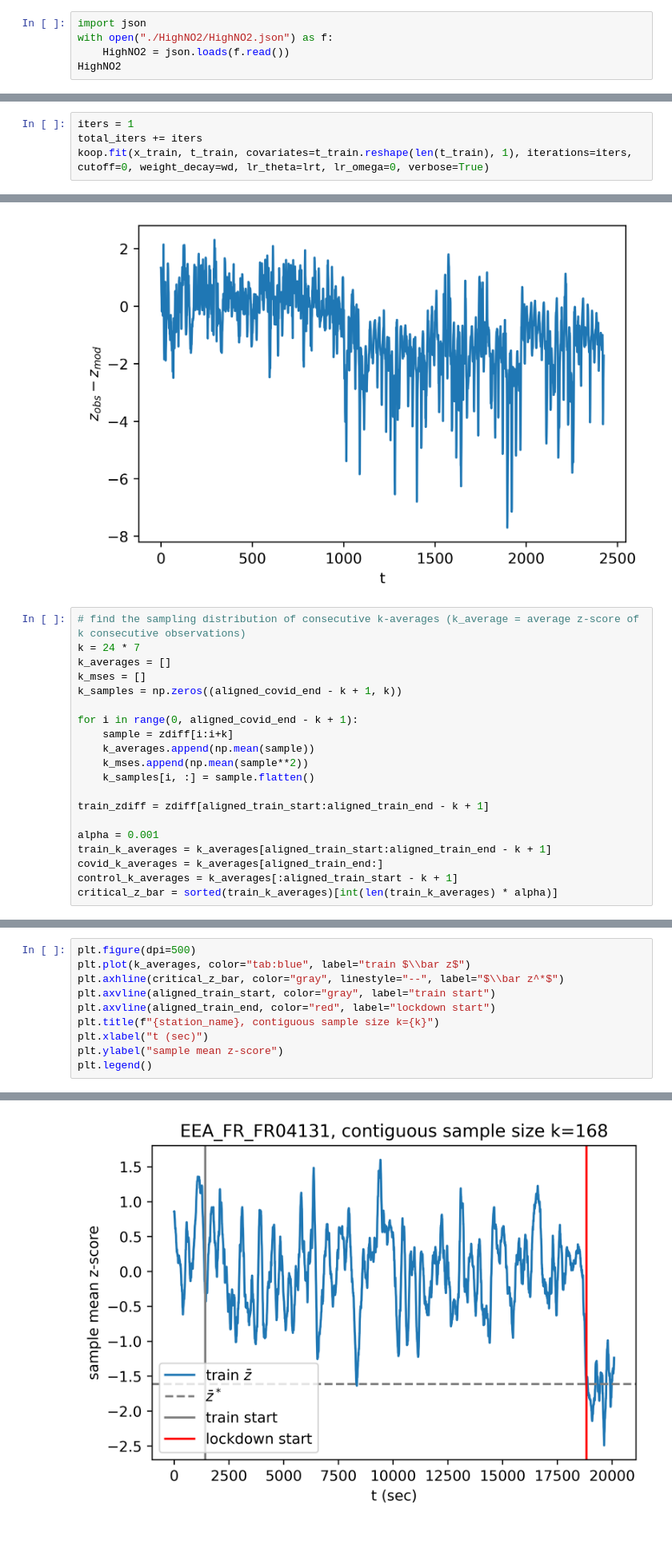
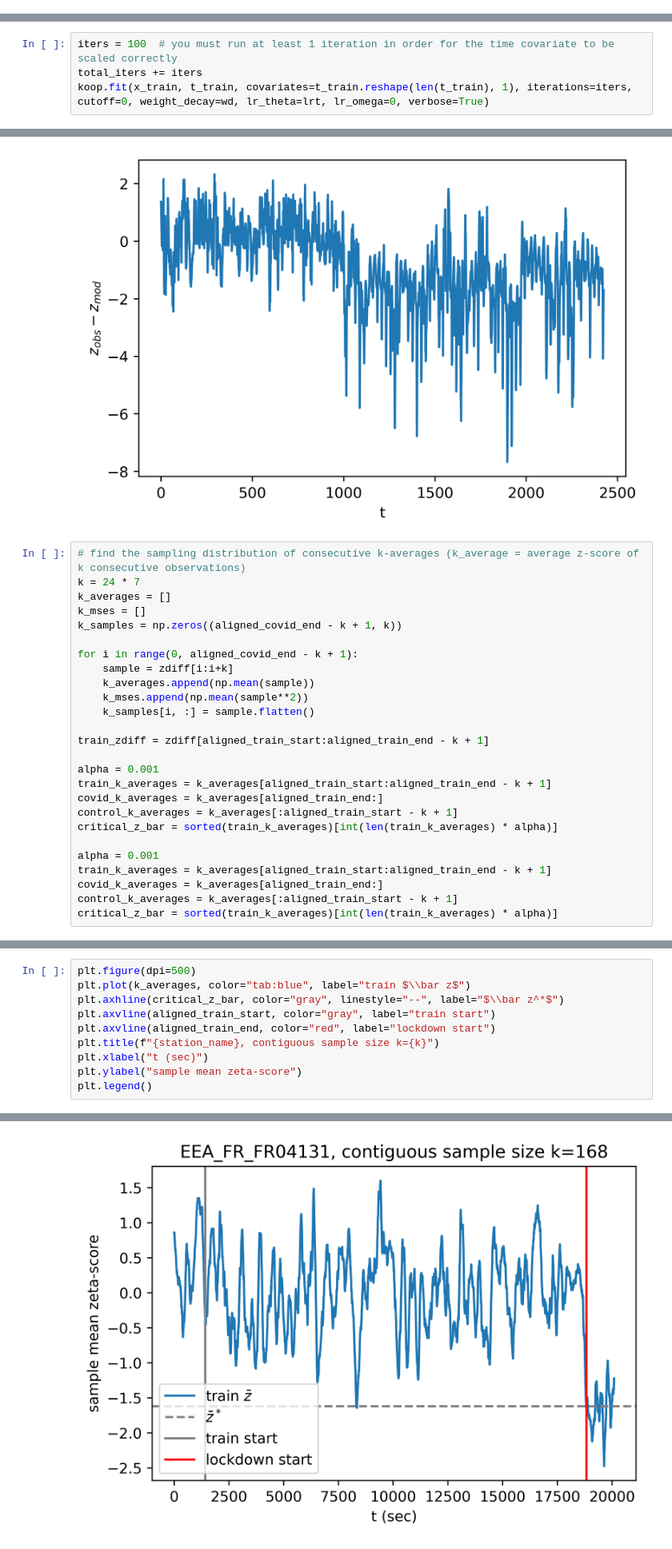
Before and after one commit to AlexTMallen/NASA-GEOS, a Jupyter notebook: highNO2-covid.ipynb, the cells around one changed output, grey strips where cells are left out. Shown at 80% size. Cells and saved outputs as stored; diff of their text form.

```diff
--- a/highNO2-covid.ipynb
+++ b/highNO2-covid.ipynb
@@ -58,5 +30,0 @@ def correlation(data, pred):
-# %%
-import json
-with open("./HighNO2/HighNO2.json") as f:
-    HighNO2 = json.loads(f.read())
-HighNO2
@@ -206,5 +156,5 @@ total_iters = 0
 # %%
-iters = 1
+iters = 100  # you must run at least 1 iteration in order for the time covariate to be scaled correctly
 total_iters += iters
 koop.fit(x_train, t_train, covariates=t_train.reshape(len(t_train), 1), iterations=iters, cutoff=0, weight_decay=wd, lr_theta=lrt, lr_omega=0, verbose=True)
 # %% [output]
@@ -506,6 +397,12 @@ train_k_averages = k_averages[aligned_train_start:aligned_train_end - k + 1]
 covid_k_averages = k_averages[aligned_train_end:]
 control_k_averages = k_averages[:aligned_train_start - k + 1]
 critical_z_bar = sorted(train_k_averages)[int(len(train_k_averages) * alpha)]
+
+alpha = 0.001
+train_k_averages = k_averages[aligned_train_start:aligned_train_end - k + 1]
+covid_k_averages = k_averages[aligned_train_end:]
+control_k_averages = k_averages[:aligned_train_start - k + 1]
+critical_z_bar = sorted(train_k_averages)[int(len(train_k_averages) * alpha)]
 # %%
 plt.figure(dpi=150)
 plt.hist(train_k_averages, bins=40, density=True, color="tab:blue", alpha=0.5, label="train $\\bar \zeta$")
@@ -524,13 +421,13 @@ plt.legend()
 # %%
 plt.figure(dpi=500)
 plt.plot(k_averages, color="tab:blue", label="train $\\bar z$")
 plt.axhline(critical_z_bar, color="gray", linestyle="--", label="$\\bar z^*$")
 plt.axvline(aligned_train_start, color="gray", label="train start")
 plt.axvline(aligned_train_end, color="red", label="lockdown start")
 plt.title(f"{station_name}, contiguous sample size k={k}")
 plt.xlabel("t (sec)")
-plt.ylabel("sample mean z-score")
+plt.ylabel("sample mean zeta-score")
 plt.legend()
 # %% [output]
 <matplotlib.legend.Legend at 0x...>
-[figure, old version]
+[figure, new version]
```
Also changed, not shown: parts of 31 cells of this notebook, 1 other file.
